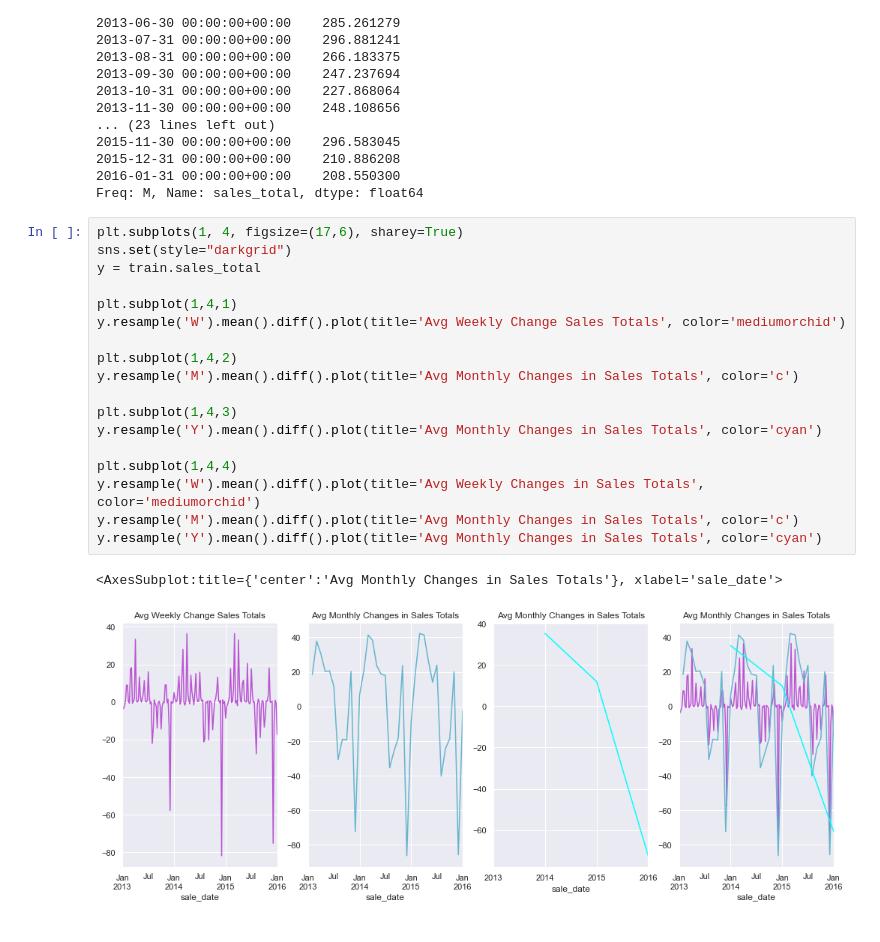
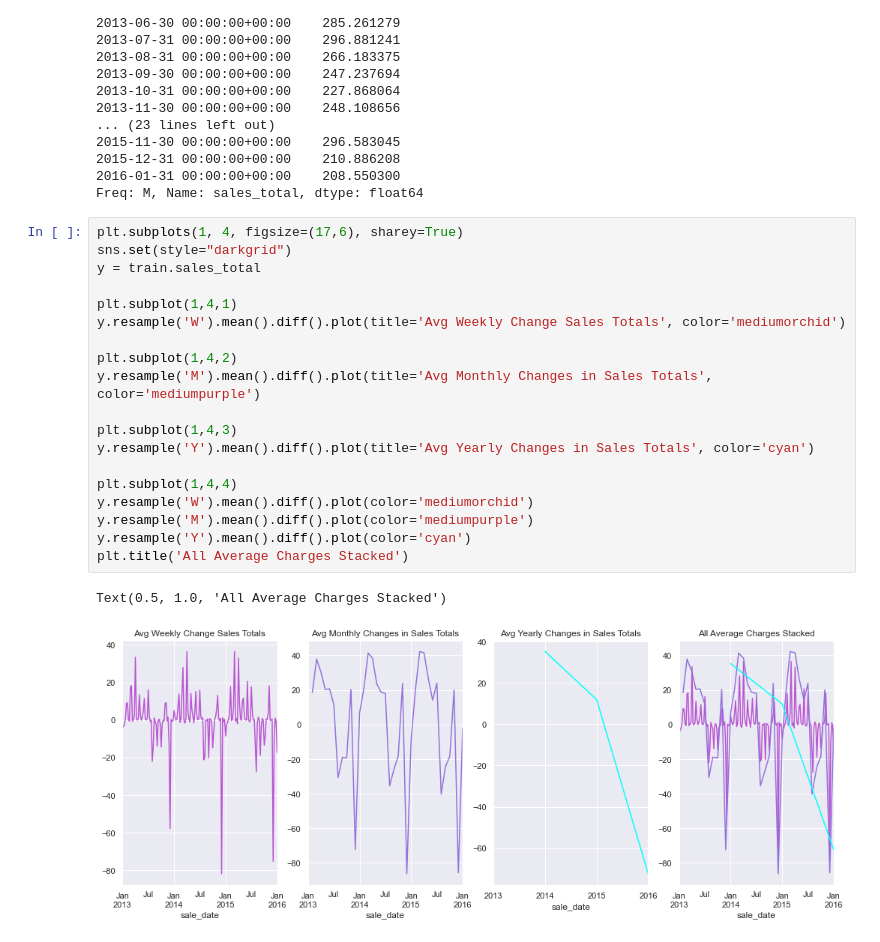
Before and after one commit to CaitlynCarney/time-series-exercises, a Jupyter notebook: explore_exercises.ipynb, the cells around one changed output. Saved outputs shown, nothing was run; the diff lists cells and outputs as text.

```diff
--- a/explore_exercises.ipynb
+++ b/explore_exercises.ipynb
@@ -193,21 +211,22 @@ Freq: M, Name: sales_total, dtype: float64
 # %%
 plt.subplots(1, 4, figsize=(17,6), sharey=True)
 sns.set(style="darkgrid")
 y = train.sales_total
 
 plt.subplot(1,4,1)
 y.resample('W').mean().diff().plot(title='Avg Weekly Change Sales Totals', color='mediumorchid')
 
 plt.subplot(1,4,2)
-y.resample('M').mean().diff().plot(title='Avg Monthly Changes in Sales Totals', color='c')
+y.resample('M').mean().diff().plot(title='Avg Monthly Changes in Sales Totals', color='mediumpurple')
 
 plt.subplot(1,4,3)
-y.resample('Y').mean().diff().plot(title='Avg Monthly Changes in Sales Totals', color='cyan')
+y.resample('Y').mean().diff().plot(title='Avg Yearly Changes in Sales Totals', color='cyan')
 
 plt.subplot(1,4,4)
-y.resample('W').mean().diff().plot(title='Avg Weekly Changes in Sales Totals', color='mediumorchid')
-y.resample('M').mean().diff().plot(title='Avg Monthly Changes in Sales Totals', color='c')
-y.resample('Y').mean().diff().plot(title='Avg Monthly Changes in Sales Totals', color='cyan')
+y.resample('W').mean().diff().plot(color='mediumorchid')
+y.resample('M').mean().diff().plot(color='mediumpurple')
+y.resample('Y').mean().diff().plot(color='cyan')
+plt.title('All Average Charges Stacked')
 # %% [output]
-<AxesSubplot:title={'center':'Avg Monthly Changes in Sales Totals'}, xlabel='sale_date'>
+Text(0.5, 1.0, 'All Average Charges Stacked')
-[figure, old version]
+[figure, new version]
```
Also changed, not shown: parts of 7 cells of this notebook.
